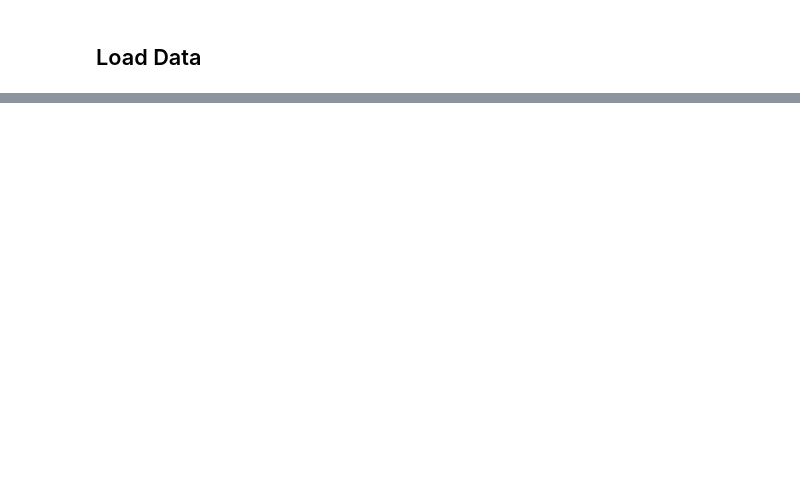
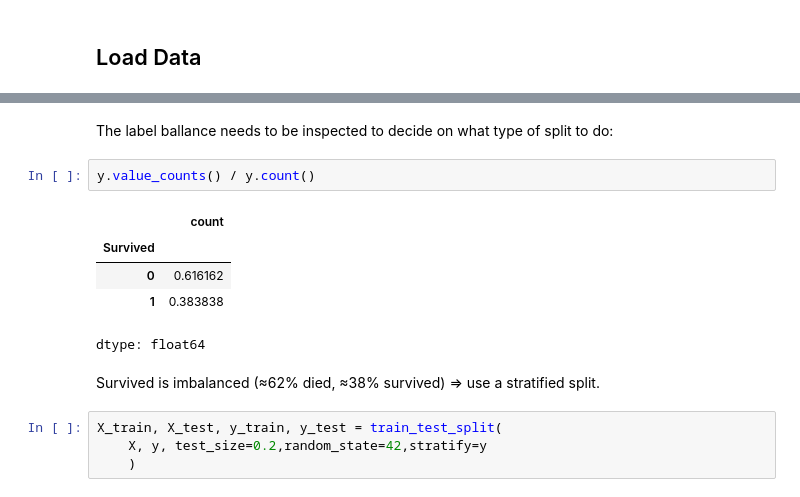
Before and after one commit to irnikesh/data-science, a Jupyter notebook: projects/titanic_survivor_predictor/Titanic_EDA.ipynb, the cells around one changed output, grey strips where cells are left out. Drawn from its saved outputs; the diff is of its cells as text; blank space fills up the shorter version.

```diff
--- a/projects/titanic_survivor_predictor/Titanic_EDA.ipynb
+++ b/projects/titanic_survivor_predictor/Titanic_EDA.ipynb
@@ -19,0 +63,16 @@ import numpy as np
+# %% [markdown]
+The label ballance needs to be inspected to decide on what type of split to do:
+# %%
+y.value_counts() / y.count()
+# %% [output]
+|  | count |
+| Survived |  |
+| 0 | 0.616162 |
+| 1 | 0.383838 |
+dtype: float64
+# %% [markdown]
+Survived is imbalanced (≈62% died, ≈38% survived) => use a stratified split.
+# %%
+X_train, X_test, y_train, y_test = train_test_split(
+    X, y, test_size=0.2,random_state=42,stratify=y
+    )
```
Also changed, not shown: parts of 14 cells of this notebook.
